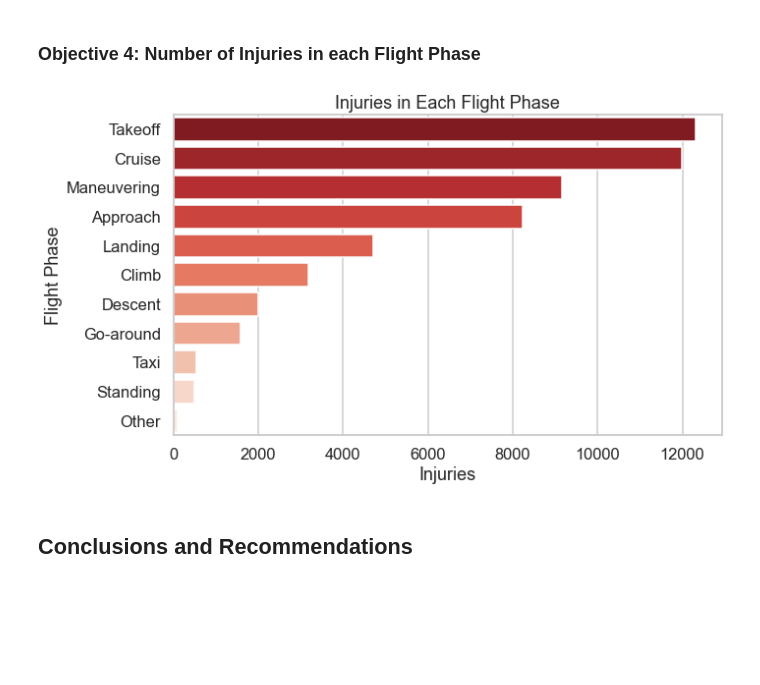
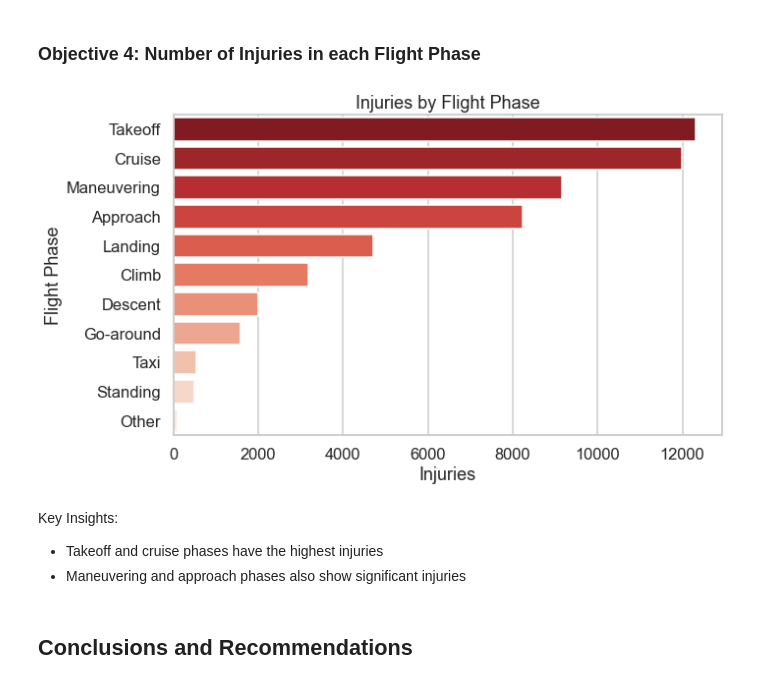
Before and after one commit to DianaMayalo/Phase-1-Project-Moringa-School, a Jupyter notebook: Aviation.ipynb, the cells around one changed output. Saved outputs shown, nothing was run; the diff lists cells and outputs as text; code cells hidden in the pictures; blank space fills up the shorter version.

```diff
--- a/Aviation.ipynb
+++ b/Aviation.ipynb
@@ -397,28 +397,32 @@ Key Insights:
 # %%
 # Create 'Total Injuries' column summing injury types
 df["Total Injuries"] = df["Total.Fatal.Injuries"] + df["Total.Serious.Injuries"] + df["Total.Minor.Injuries"]
 
 # Filter out unknown flight phases
 df_filtered = df[df["Broad.phase.of.flight"] != "Unknown"]
 
 # Group by Flight Phase and sum the injuries
 injuries_by_phase = df_filtered.groupby("Broad.phase.of.flight")["Total Injuries"].sum().reset_index()
 
 # Sort by number of injuries
 injuries_by_phase = injuries_by_phase.sort_values(by="Total Injuries", ascending=False)
 
 sns.set_style("whitegrid")
 
 plt.figure(figsize=(10, 6))
 sns.barplot(y="Broad.phase.of.flight", x="Total Injuries", data=injuries_by_phase, palette="Reds_r")
 
 plt.ylabel("Flight Phase")
 plt.xlabel("Injuries")
-plt.title("Injuries in Each Flight Phase")
+plt.title("Injuries by Flight Phase")
 
 plt.show()
 # %% [output]
-[figure, old version]
+[figure, new version]
+# %% [markdown]
+Key Insights:
+- Takeoff and cruise phases have the highest injuries
+- Maneuvering and approach phases also show significant injuries
 # %% [markdown]
 ## Conclusions and Recommendations
 # %% [markdown]
```
Also changed, not shown: parts of 1 cell of this notebook, 2 other files.
